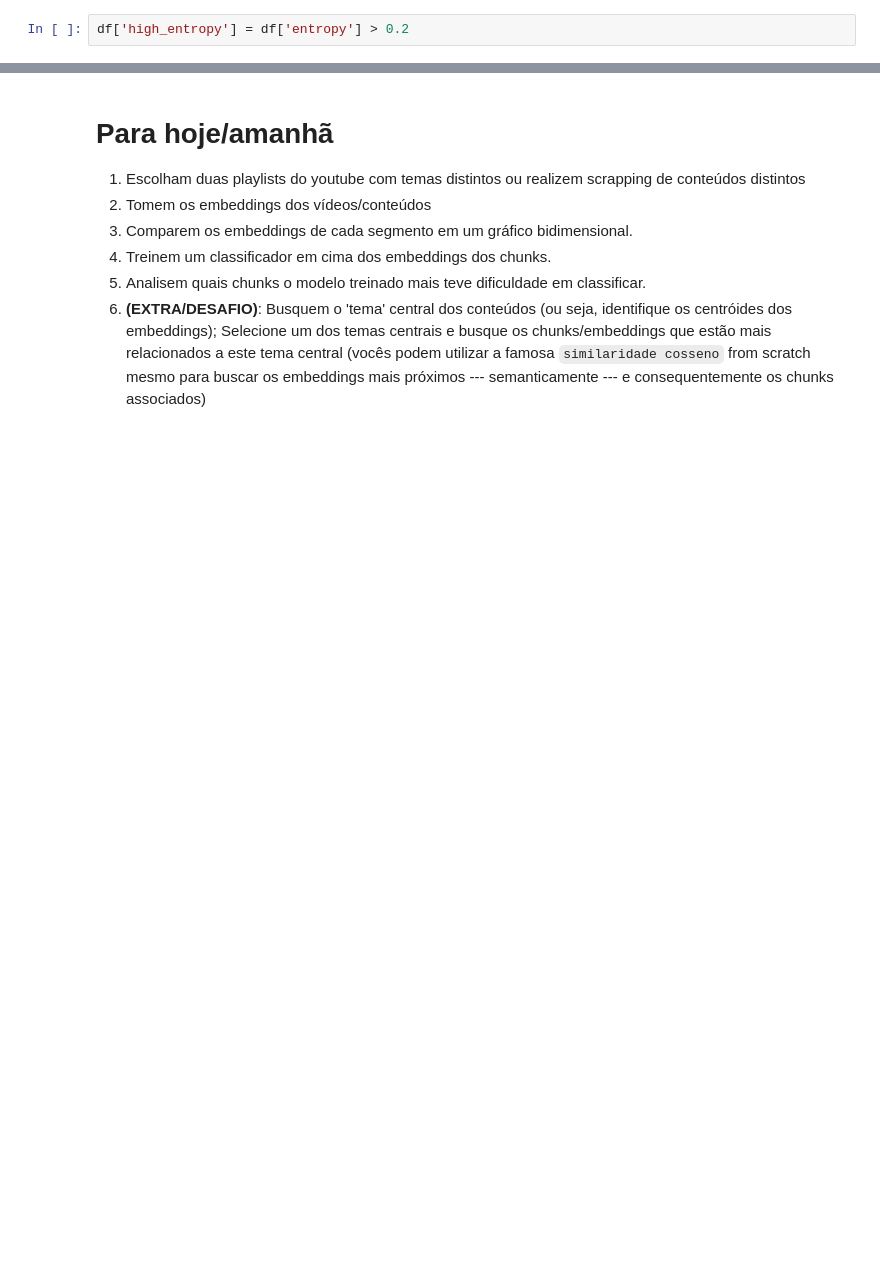
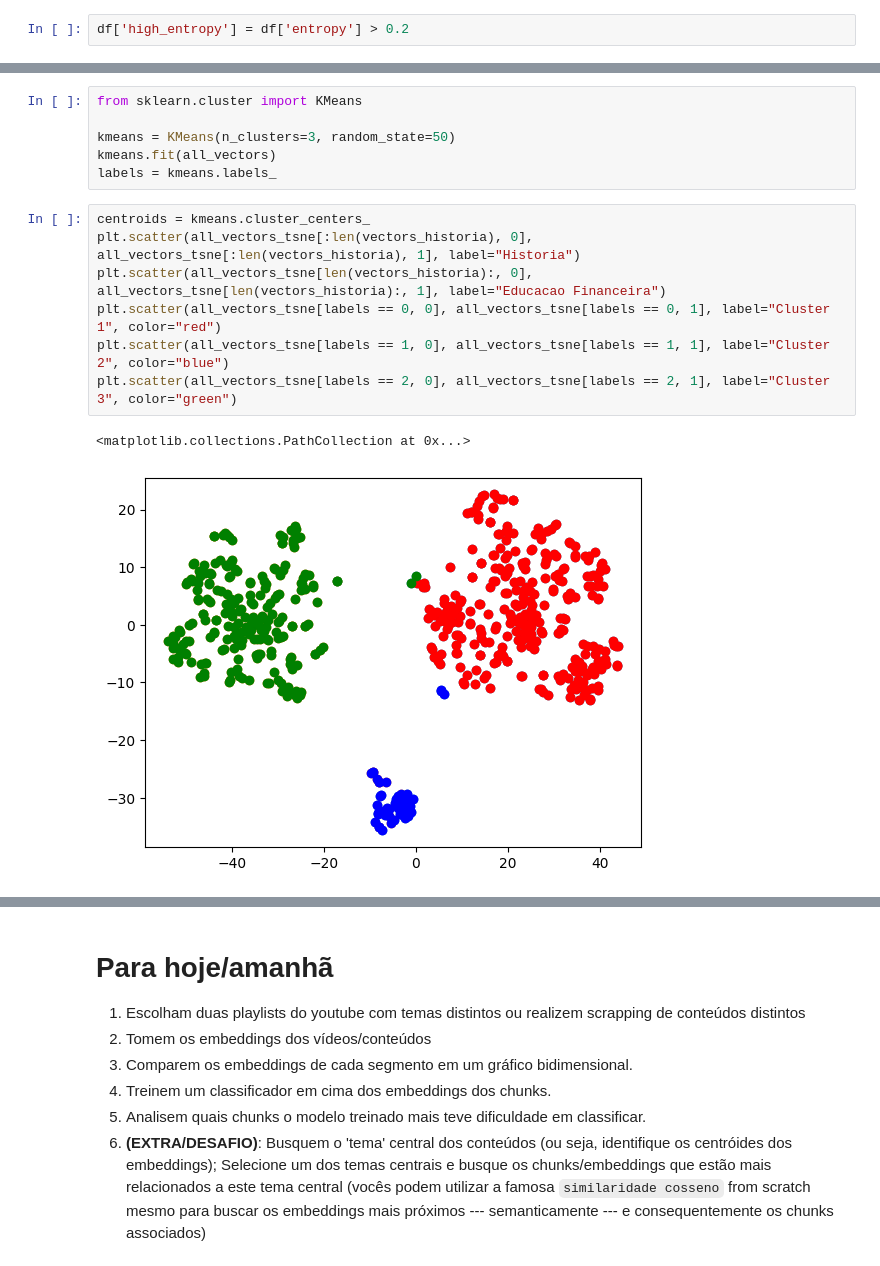
Before and after one commit to xNero-AI/nero-summer-25-1, a Jupyter notebook: embeddings/get_started_embeddings.ipynb, the cells around one changed output, grey strips where cells are left out. Saved outputs shown, nothing was run; the diff lists cells and outputs as text; blank space fills up the shorter version.

```diff
--- a/embeddings/get_started_embeddings.ipynb
+++ b/embeddings/get_started_embeddings.ipynb
@@ -246,0 +268,16 @@ plt.show()
+# %%
+from sklearn.cluster import KMeans
+
+kmeans = KMeans(n_clusters=3, random_state=50)
+kmeans.fit(all_vectors)
+labels = kmeans.labels_
+# %%
+centroids = kmeans.cluster_centers_
+plt.scatter(all_vectors_tsne[:len(vectors_historia), 0], all_vectors_tsne[:len(vectors_historia), 1], label="Historia")
+plt.scatter(all_vectors_tsne[len(vectors_historia):, 0], all_vectors_tsne[len(vectors_historia):, 1], label="Educacao Financeira")
+plt.scatter(all_vectors_tsne[labels == 0, 0], all_vectors_tsne[labels == 0, 1], label="Cluster 1", color="red")
+plt.scatter(all_vectors_tsne[labels == 1, 0], all_vectors_tsne[labels == 1, 1], label="Cluster 2", color="blue")
+plt.scatter(all_vectors_tsne[labels == 2, 0], all_vectors_tsne[labels == 2, 1], label="Cluster 3", color="green")
+# %% [output]
+<matplotlib.collections.PathCollection at 0x...>
+[figure, added]
```
Also changed, not shown: parts of 10 cells of this notebook, 5 other files.
